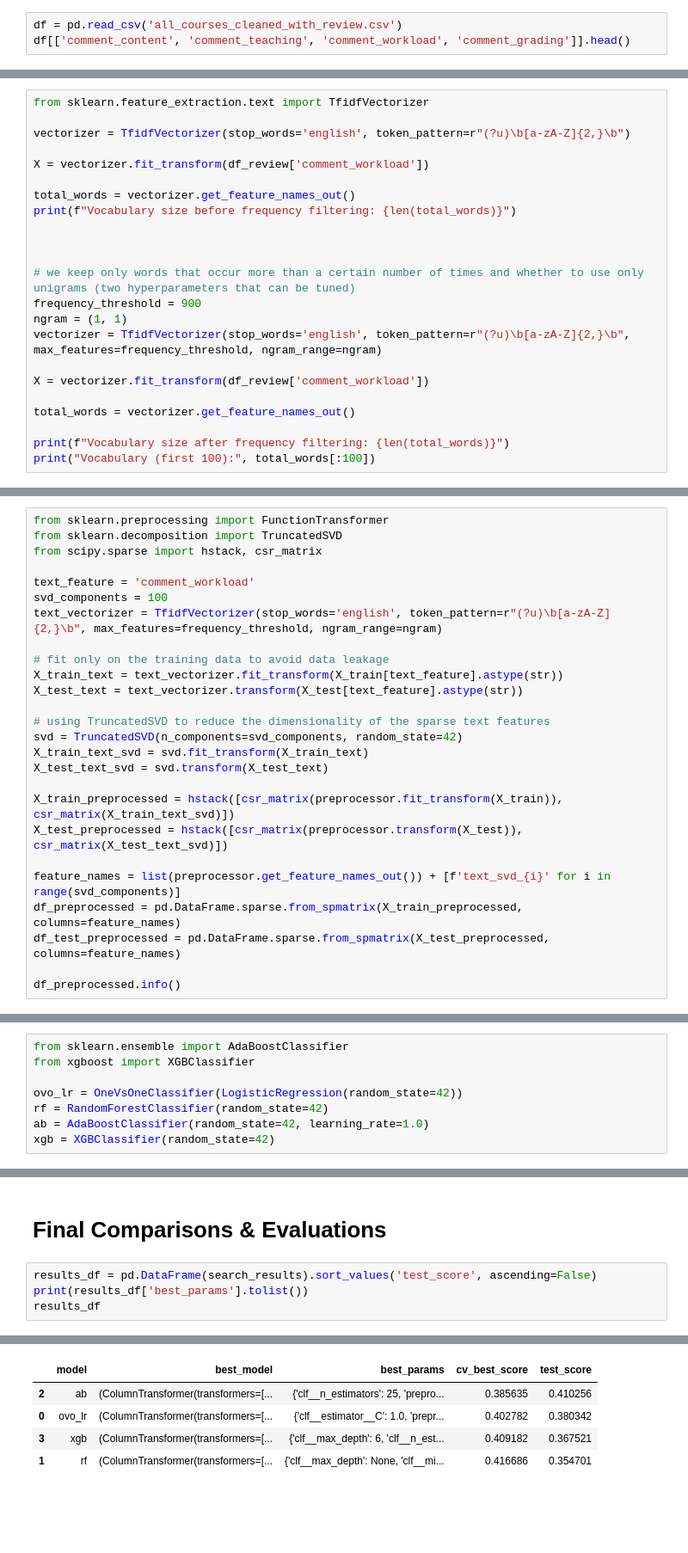
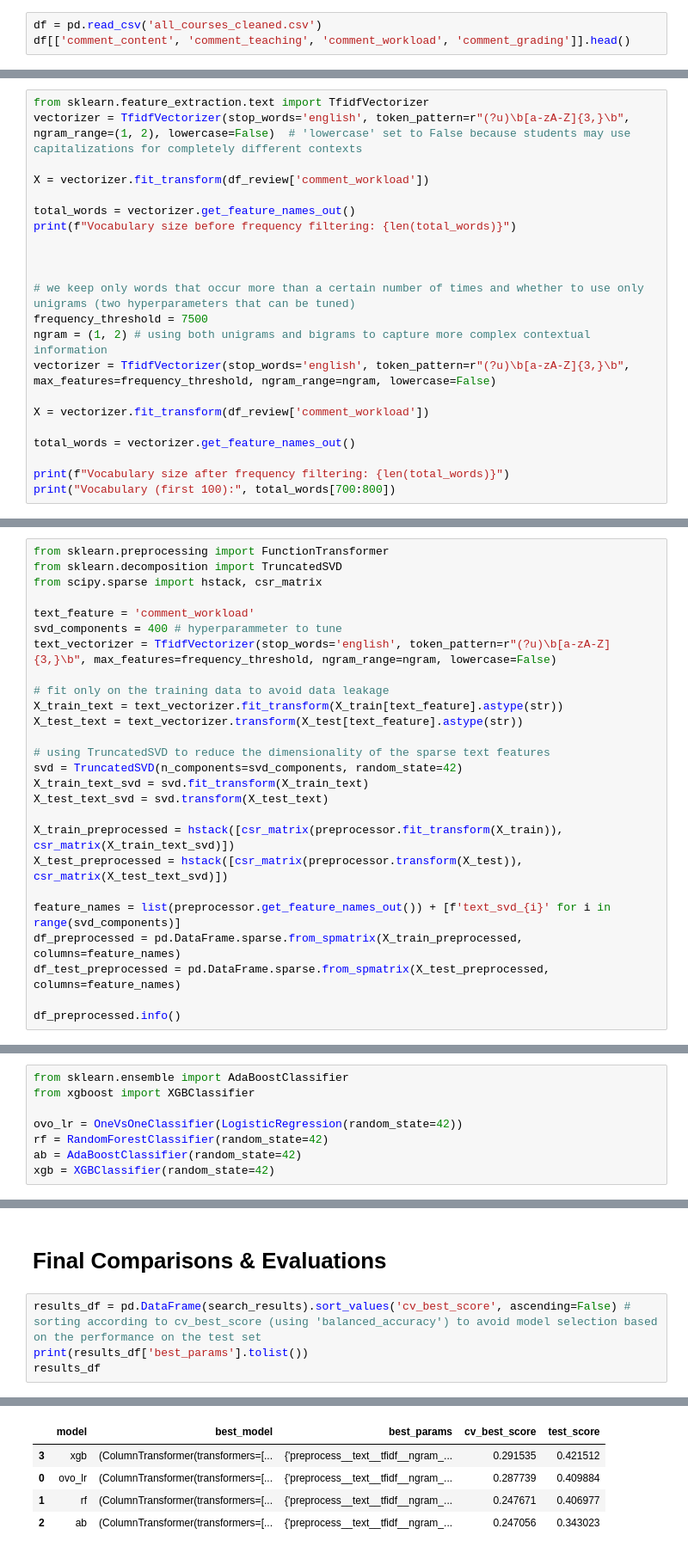
Before and after one commit to Timthn/UST_COMP_Course_Workload_MachineLearning_Prediction, a Jupyter notebook: project.ipynb, the cells around one changed output, grey strips where cells are left out. Shown at 86% size. Cells and saved outputs as stored; diff of their text form; blank space fills up the shorter version.

```diff
--- a/project.ipynb
+++ b/project.ipynb
@@ -413,7 +414,7 @@ RandomForestClassifier Accuracy: 0.36153846153846153
 # %% [markdown]
 # Adding in NLP
 # %%
-df = pd.read_csv('all_courses_cleaned_with_review.csv')
+df = pd.read_csv('all_courses_cleaned.csv')
 df[['comment_content', 'comment_teaching', 'comment_workload', 'comment_grading']].head()
 # %% [output]
 |  | comment_content | comment_teaching | comment_workload | comment_grading |
@@ -480,7 +481,6 @@ memory usage: 129.1+ KB
 # %%
 from sklearn.feature_extraction.text import TfidfVectorizer
-
-vectorizer = TfidfVectorizer(stop_words='english', token_pattern=r"(?u)\b[a-zA-Z]{2,}\b")
+vectorizer = TfidfVectorizer(stop_words='english', token_pattern=r"(?u)\b[a-zA-Z]{3,}\b", ngram_range=(1, 2), lowercase=False)  # 'lowercase' set to False because students may use capitalizations for completely different contexts
 
 X = vectorizer.fit_transform(df_review['comment_workload'])
 
@@ -490,14 +490,14 @@ print(f"Vocabulary size before frequency filtering: {len(total_words)}")
 
 
 # we keep only words that occur more than a certain number of times and whether to use only unigrams (two hyperparameters that can be tuned)
-frequency_threshold = 900
-ngram = (1, 1)
-vectorizer = TfidfVectorizer(stop_words='english', token_pattern=r"(?u)\b[a-zA-Z]{2,}\b", max_features=frequency_threshold, ngram_range=ngram)
+frequency_threshold = 7500
+ngram = (1, 2) # using both unigrams and bigrams to capture more complex contextual information
+vectorizer = TfidfVectorizer(stop_words='english', token_pattern=r"(?u)\b[a-zA-Z]{3,}\b", max_features=frequency_threshold, ngram_range=ngram, lowercase=False)
 
 X = vectorizer.fit_transform(df_review['comment_workload'])
 
 total_words = vectorizer.get_feature_names_out()
 
 print(f"Vocabulary size after frequency filtering: {len(total_words)}")
-print("Vocabulary (first 100):", total_words[:100])
+print("Vocabulary (first 100):", total_words[700:800])
 # %% [output]
@@ -532,8 +533,8 @@ from sklearn.decomposition import TruncatedSVD
 from scipy.sparse import hstack, csr_matrix
 
 text_feature = 'comment_workload'
-svd_components = 100
-text_vectorizer = TfidfVectorizer(stop_words='english', token_pattern=r"(?u)\b[a-zA-Z]{2,}\b", max_features=frequency_threshold, ngram_range=ngram)
+svd_components = 400 # hyperparammeter to tune
+text_vectorizer = TfidfVectorizer(stop_words='english', token_pattern=r"(?u)\b[a-zA-Z]{3,}\b", max_features=frequency_threshold, ngram_range=ngram, lowercase=False)
 
 # fit only on the training data to avoid data leakage
 X_train_text = text_vectorizer.fit_transform(X_train[text_feature].astype(str))
@@ -637,7 +638,7 @@ from xgboost import XGBClassifier
 
 ovo_lr = OneVsOneClassifier(LogisticRegression(random_state=42))
 rf = RandomForestClassifier(random_state=42)
-ab = AdaBoostClassifier(random_state=42, learning_rate=1.0)
+ab = AdaBoostClassifier(random_state=42)
 xgb = XGBClassifier(random_state=42)
 # %%
 # help(XGBClassifier)
@@ -739,7 +744,7 @@ for model_name, (estimator, param_grid) in model_space.items():
 # %% [markdown]
 # Final Comparisons & Evaluations
 # %%
-results_df = pd.DataFrame(search_results).sort_values('test_score', ascending=False)
+results_df = pd.DataFrame(search_results).sort_values('cv_best_score', ascending=False) # sorting according to cv_best_score (using 'balanced_accuracy') to avoid model selection based on the performance on the test set
 print(results_df['best_params'].tolist())
 results_df
 # %% [output]
@@ -747,8 +752,8 @@ results_df
 |  | model | best_model | best_params | cv_best_score | test_score |
-| 2 | ab | (ColumnTransformer(transformers=[... | {'clf__n_estimators': 25, 'prepro... | 0.385635 | 0.410256 |
-| 0 | ovo_lr | (ColumnTransformer(transformers=[... | {'clf__estimator__C': 1.0, 'prepr... | 0.402782 | 0.380342 |
-| 3 | xgb | (ColumnTransformer(transformers=[... | {'clf__max_depth': 6, 'clf__n_est... | 0.409182 | 0.367521 |
-| 1 | rf | (ColumnTransformer(transformers=[... | {'clf__max_depth': None, 'clf__mi... | 0.416686 | 0.354701 |
+| 3 | xgb | (ColumnTransformer(transformers=[... | {'preprocess__text__tfidf__ngram_... | 0.291535 | 0.421512 |
+| 0 | ovo_lr | (ColumnTransformer(transformers=[... | {'preprocess__text__tfidf__ngram_... | 0.287739 | 0.409884 |
+| 1 | rf | (ColumnTransformer(transformers=[... | {'preprocess__text__tfidf__ngram_... | 0.247671 | 0.406977 |
+| 2 | ab | (ColumnTransformer(transformers=[... | {'preprocess__text__tfidf__ngram_... | 0.247056 | 0.343023 |
 # %%
 from sklearn.ensemble import VotingClassifier
 
```
Also changed, not shown: parts of 43 cells of this notebook.
